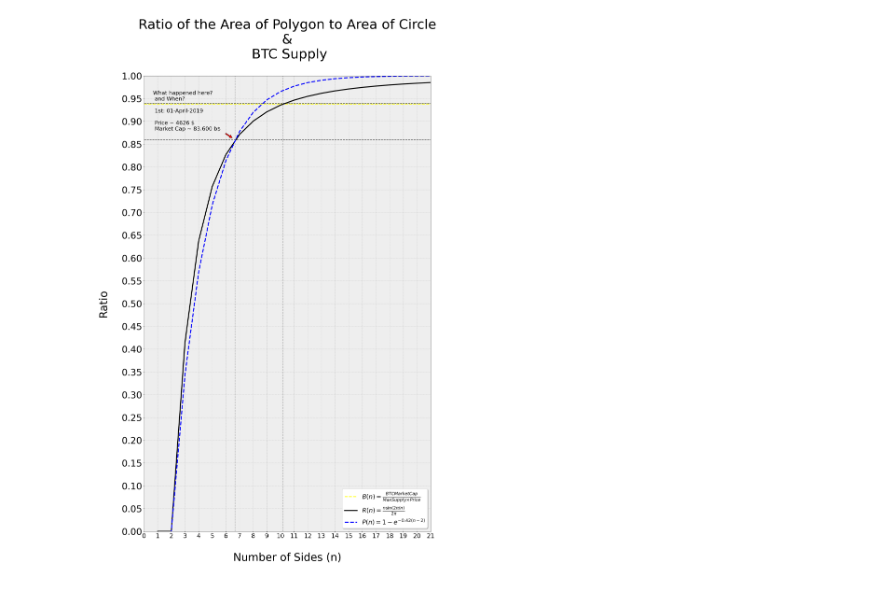
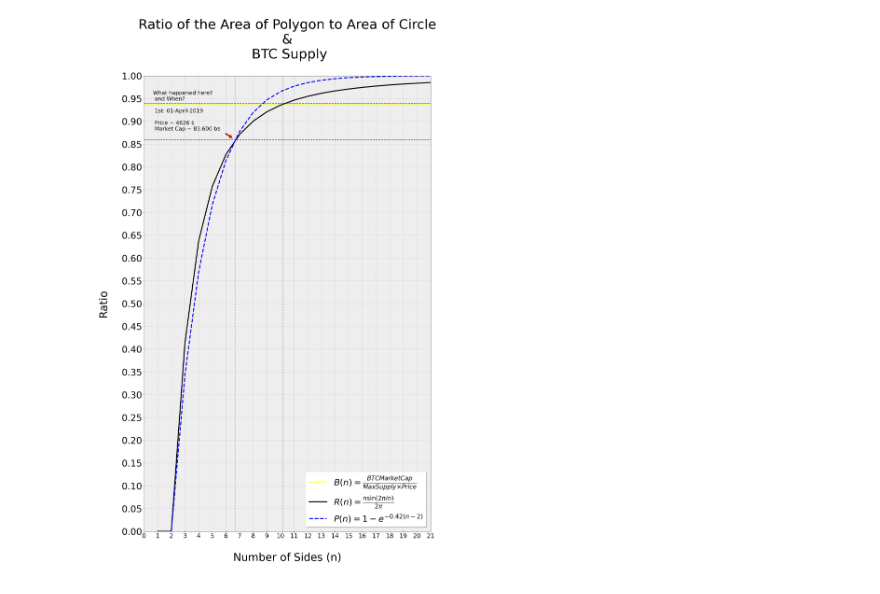
Before and after one commit to hamidreza-mohammadiha/Me, a Jupyter notebook: Plot1.ipynb, the cells around one changed output. Drawn from its saved outputs; the diff is of its cells as text; code cells hidden in the pictures.

```diff
--- a/Plot1.ipynb
+++ b/Plot1.ipynb
@@ -54,32 +54,32 @@ plt.plot(n_values, P42_values, label=r'$P(n) = 1 - e^{-0.42(n-2)}$', color='blue
 # plt.plot(n_values, P43_values, label=r'$P(n) = 1 - 1.1×e^{-0.43(n-2)}$', color='green', linestyle='--', linewidth=4)
 
 
 # Plot Q(n) (Approximation 1)
 # plt.plot(n_values, Q_values, label=r'$Q(n) = \frac{n}{(2\sqrt{2}\pi - 8) + n}$', color='green', linestyle='-.')
 
 # Add reference lines
 
 # plt.axhline(y=(2 * np.sqrt(2) / np.pi), color='red', linestyle='--', label=r'$R(4) = \frac{2\sqrt{2}}{\pi}$', linewidth=1.5)
 
 # Chart customization
 plt.title('Ratio of the Area of Polygon to Area of Circle\n & \n BTC Supply\n', fontsize=52)
 plt.xlabel('\nNumber of Sides (n)\n', fontsize=42)
 plt.ylabel('Ratio\n', fontsize=42)
 plt.grid(color='gray', linestyle='--', linewidth=1, alpha=0.3)
 plt.xlim(3, 21)
 plt.ylim(0, 1)
 plt.xticks(np.arange(0, 22, 1), fontsize=24)
 plt.yticks(np.linspace(0, 1, 21), fontsize=36)
-plt.legend(fontsize=24, shadow=True)
+plt.legend(fontsize=34, shadow=True)
 
 plt.annotate('What happened here? \n and When? \n\n 1st: 01-April-2019 \n\n Price ~ 4626 $\n Market Cap ~ 83.600 b$ ', fontsize=21, xy=(6.66, 0.86), xytext=(0.66, 0.88), arrowprops=dict(facecolor='red', shrink=0.2))
 
 # Set background color
 plt.gcf().set_facecolor('white')
 plt.gca().set_facecolor('#eeeeee')
 
 # Save and display the plot
 plt.savefig('playgon', dpi=100)
 plt.show()
 # %% [output]
-[figure, old version]
+[figure, new version]
```
Also changed, not shown: 3 other files.
